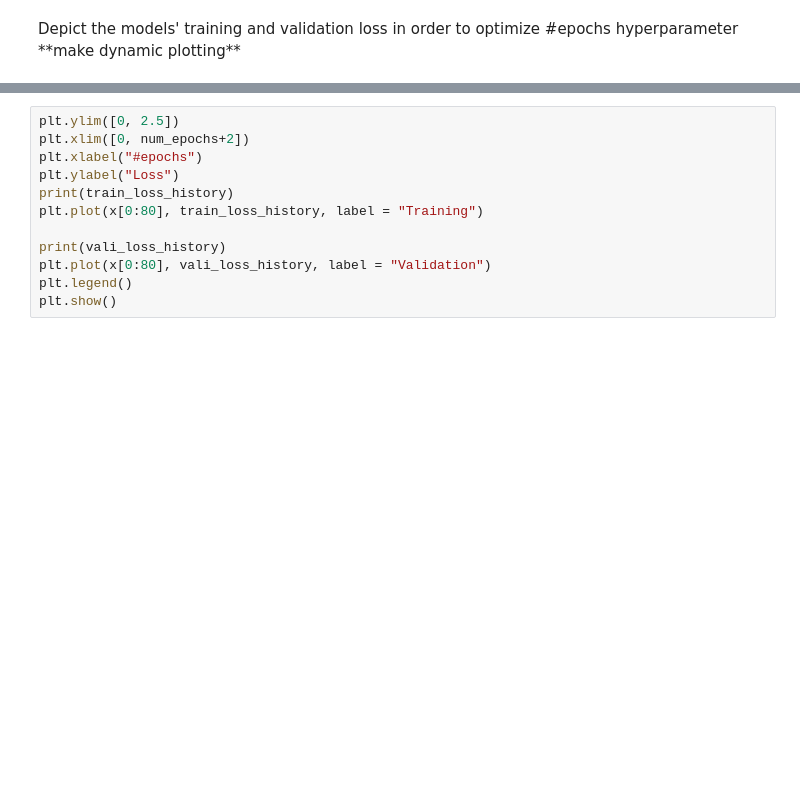
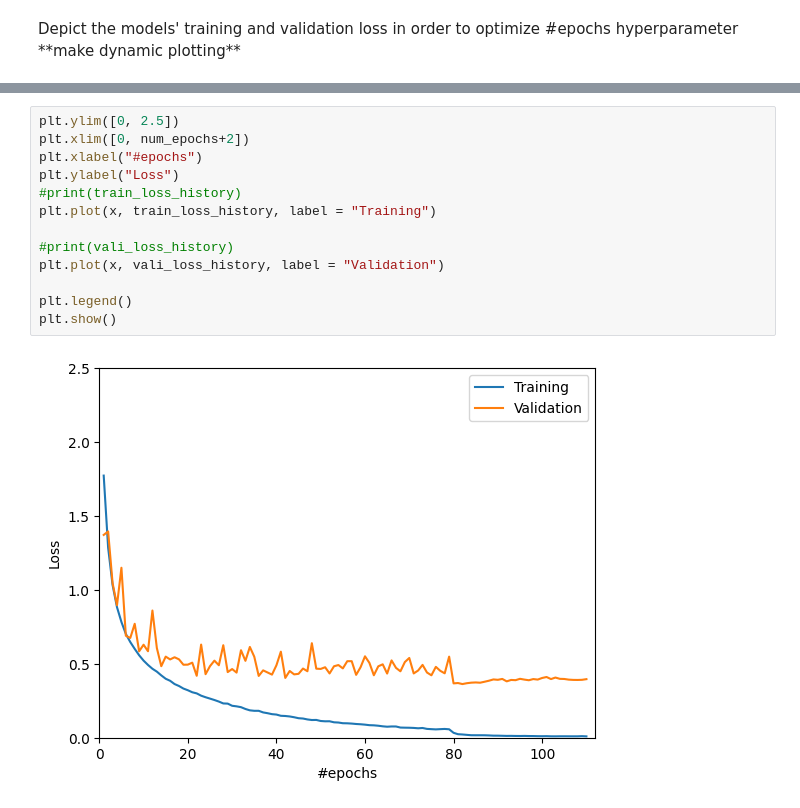
Before and after one commit to tkbharadwaj/vggnet, a Jupyter notebook: VGG.ipynb, the cells around one changed output, grey strips where cells are left out. Cells and saved outputs as stored; diff of their text form; blank space fills up the shorter version.

```diff
--- a/VGG.ipynb
+++ b/VGG.ipynb
@@ -242,12 +280,15 @@ Depict the models' training and validation loss in order to optimize #epochs hyp
 # %%
 plt.ylim([0, 2.5])
 plt.xlim([0, num_epochs+2])
 plt.xlabel("#epochs")
 plt.ylabel("Loss")
-print(train_loss_history)
-plt.plot(x[0:80], train_loss_history, label = "Training")
+#print(train_loss_history)
+plt.plot(x, train_loss_history, label = "Training")
 
-print(vali_loss_history)
-plt.plot(x[0:80], vali_loss_history, label = "Validation")
+#print(vali_loss_history)
+plt.plot(x, vali_loss_history, label = "Validation")
+
 plt.legend()
 plt.show()
+# %% [output]
+[figure, added]
```
Also changed, not shown: parts of 4 cells of this notebook.
